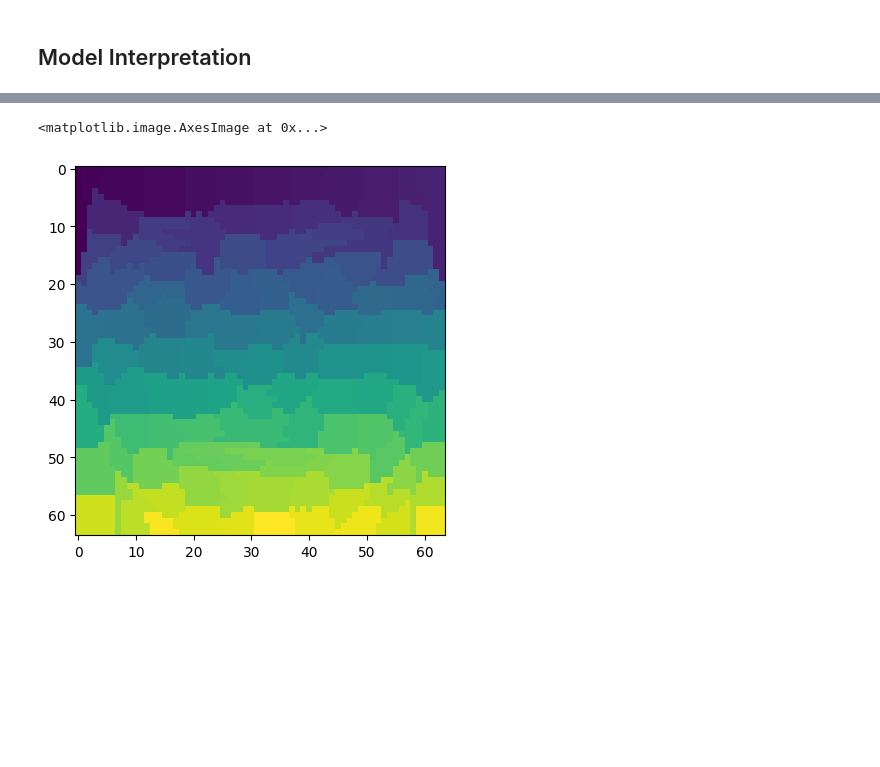
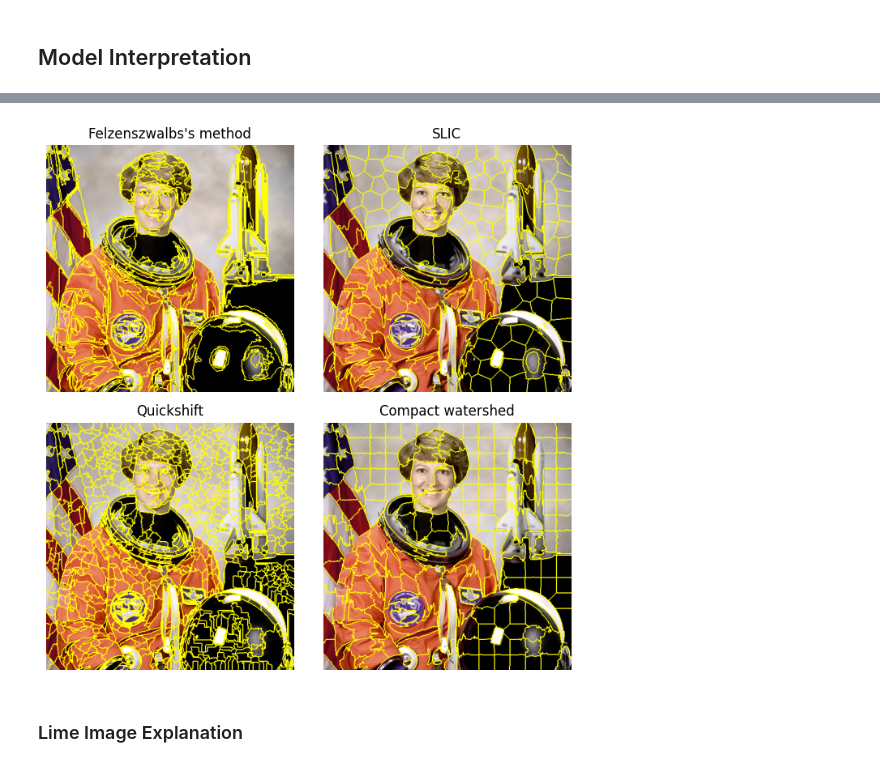
Before and after one commit to youjin2/ds, a Jupyter notebook: ds053/notebooks/surrogate_analysis_lime_for_image_data.ipynb, the cells around one changed output, grey strips where cells are left out. Cells and saved outputs as stored; diff of their text form; code cells hidden in the pictures; blank space fills up the shorter version.

Commit message:
MAINT: lime for image data

```diff
--- a/ds053/notebooks/surrogate_analysis_lime_for_image_data.ipynb
+++ b/ds053/notebooks/surrogate_analysis_lime_for_image_data.ipynb
@@ -184,0 +199,29 @@ weighted avg       0.88      0.88      0.87       120
+# %%
+img = astronaut()
+# %%
+segments_fz = felzenszwalb(img, scale=100, sigma=0.5, min_size=50)
+segments_slic = slic(img, n_segments=250, compactness=10, sigma=1, start_label=1)
+segments_quick = quickshift(img, kernel_size=3, max_dist=6, ratio=0.5)
+gradient = sobel(rgb2gray(img))
+segments_watershed = watershed(gradient, markers=250, compactness=0.001)
+# %%
+fig, ax = plt.subplots(2, 2, figsize=(7, 7), sharex=True, sharey=True)
+
+ax[0, 0].imshow(mark_boundaries(img, segments_fz))
+ax[0, 0].set_title("Felzenszwalbs's method")
+ax[0, 1].imshow(mark_boundaries(img, segments_slic))
+ax[0, 1].set_title('SLIC')
+ax[1, 0].imshow(mark_boundaries(img, segments_quick))
+ax[1, 0].set_title('Quickshift')
+ax[1, 1].imshow(mark_boundaries(img, segments_watershed))
+ax[1, 1].set_title('Compact watershed')
+
+for a in ax.ravel():
+    a.set_axis_off()
+
+plt.tight_layout()
+plt.show()
+# %% [output]
+[figure, added]
+# %% [markdown]
+### Lime Image Explanation
@@ -201,5 +236,0 @@ segmenter = SegmentationAlgorithm(
-# %%
-plt.imshow(segmenter.target_fn(X_rgb[0]))
-# %% [output]
-<matplotlib.image.AxesImage at 0x...>
-[figure, removed]
```
Also changed, not shown: parts of 24 cells of this notebook.
